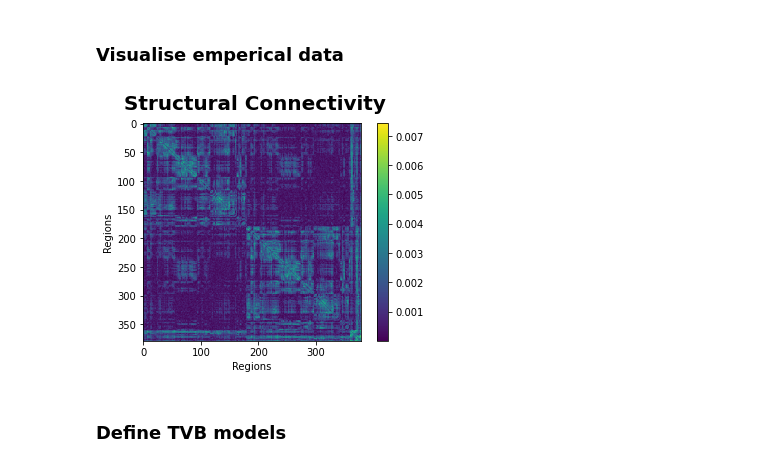
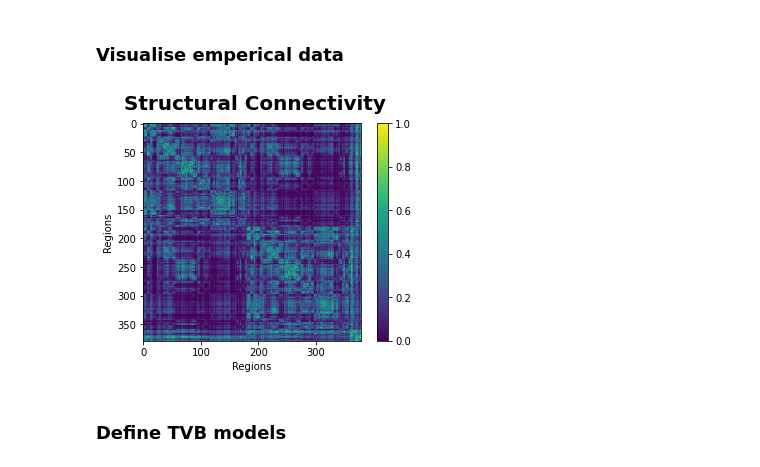
Before and after one commit to anujanegi/TMS-simulation, a Jupyter notebook: TEP with Jansen RIt.ipynb, the cells around one changed output. Cells and saved outputs as stored; diff of their text form; code cells hidden in the pictures.

```diff
--- a/TEP with Jansen RIt.ipynb
+++ b/TEP with Jansen RIt.ipynb
@@ -21,22 +21,26 @@ legend_font = 12
 Populating the interactive namespace from numpy and matplotlib
 Populating the interactive namespace from numpy and matplotlib
 # %%
-PATH_TO_SC_HC = './data/HC/avg_healthy_normSC_mod.txt'
+PATH_TO_SC_HC = './data/HC/weights_HCP.txt'
 PATH_TO_TRACT_LENGTHS = './data/HC/tract_lengths_HCP.txt'
 PATH_TO_REGION_LABELS = './data/HC/region_labels_HCP.txt'
 
 PATH_TO_TMS_ELECTRIC_FIELD = './data/electric_fields/ernie FC6/ernie_EF_normE.json'
+# PATH_TO_TMS_ELECTRIC_FIELD = './data/electric_fields/ernie−leftM1/ernie_EF_normE.json'
 # %% [markdown]
 ### Visualise emperical data
 # %%
-plt.imshow(np.asarray(np.loadtxt(PATH_TO_SC_HC)))
+# np.lognp.loadtxt(PATH_TO_SC_HC)
+weights_hcp=np.log(np.loadtxt(PATH_TO_SC_HC)+1) # SCnew = log(SC+1)
+weights_new=weights_hcp/weights_hcp.max() # Normalize
+plt.imshow(np.asarray(weights_new))
 plt.colorbar()
 plt.xlabel("Regions")
 plt.ylabel("Regions")
 plt.suptitle("Structural Connectivity", fontweight="bold", fontsize=title_font)
 plt.show()
 # %% [output]
-[figure, old version]
+[figure, new version]
 # %% [markdown]
 ### Define TVB models
 # %%
```
Also changed, not shown: parts of 6 cells of this notebook.
